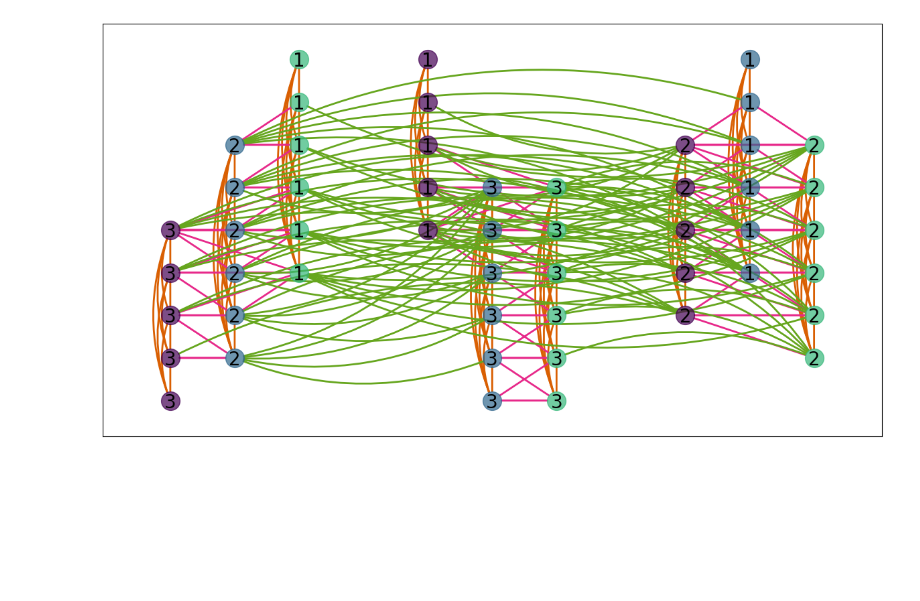
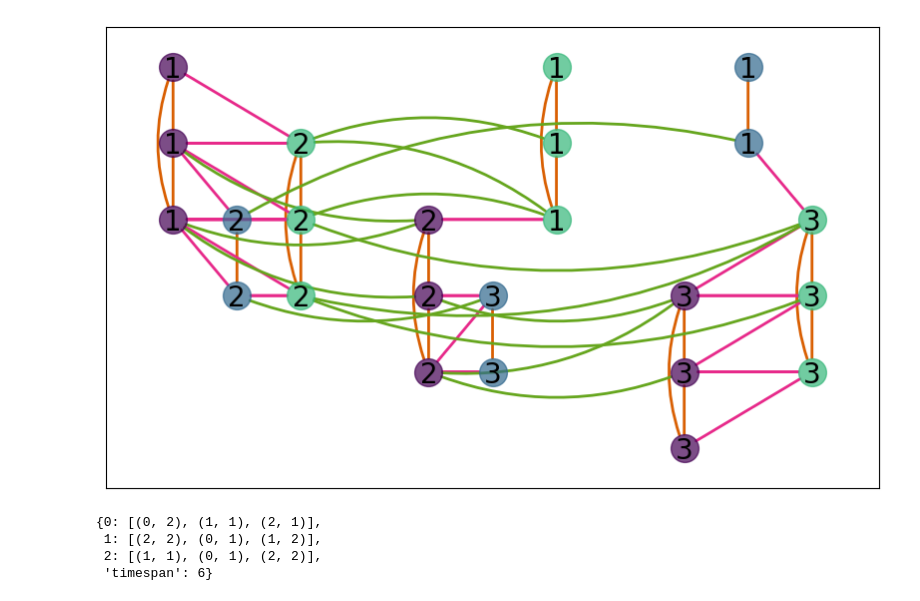
Before and after one commit to AndreaDiTrani/Quantum-Optimization-internship, a Jupyter notebook: graph.ipynb, the cells around one changed output. Cells and saved outputs as stored; diff of their text form; code cells hidden in the pictures; blank space fills up the shorter version.

Commit message:
Changes to be committed: 	modified:   graph.ipynb complete simple pruning

```diff
--- a/graph.ipynb
+++ b/graph.ipynb
@@ -131,7 +116,7 @@ def oo_edges(instance):
             m = task[0]
             p = task[1]
             for t in range(timespan):
-                t_max = t + p
+                t_max = min(t + p, timespan)
                 for t_p in range(t_max):
                     task_p = instance[job][i+1]
                     m_p = task_p[0]
@@ -316,3 +335,27 @@ def simple_pruning(instance, graph, pos_dict, task_groups, edge_groups):
 edge_groups = [soo_curved, soo_straight, otm_straight, oo_straight]
 
 graph2, ext_instance, pos_dict2, task_groups2, edge_groups2 = simple_pruning(instance, graph, pos_dict, task_groups, edge_groups)
+# %%
+plt.figure(figsize=(15,8))
+cmap_nodes = matplotlib.colormaps.get_cmap('viridis')
+cmap_edges = matplotlib.colormaps.get_cmap('Dark2')
+linewidth = 2
+node_size = 400
+node_alpha = 0.7
+edge_alpha = 0.5
+
+
+for job in task_groups:
+    for i,task in enumerate(task_groups[job]):
+        nx.draw_networkx_nodes(graph, pos_dict, node_size=node_size, nodelist=task, node_color=cmap_nodes(job/len(task_groups)), alpha=node_alpha)
+
+        labels = dict(zip(task, [str(i+1) for j in range(len(task))]))
+        nx.draw_networkx_labels(graph, pos_dict, labels, font_size=20, verticalalignment='center_baseline')
+
+nx.draw_networkx_edges(graph, pos_dict, node_size=node_size, edgelist=soo_curved, arrows=True, connectionstyle="arc3,rad=0.2", width=linewidth, alpha=edge_alpha, edge_color=cmap_edges(0.2))
+nx.draw_networkx_edges(graph, pos_dict, node_size=node_size, edgelist=soo_straight, arrows=True, connectionstyle="arc3", width=linewidth, alpha=edge_alpha, edge_color=cmap_edges(0.2))
+nx.draw_networkx_edges(graph, pos_dict, node_size=node_size, edgelist=otm_straight, arrows=True, connectionstyle="arc3", width=linewidth, alpha=edge_alpha, edge_color=cmap_edges(0.4))
+nx.draw_networkx_edges(graph, pos_dict, node_size=node_size, edgelist=oo_straight, arrows=True, connectionstyle="arc3,rad=0.2", width=linewidth, alpha=edge_alpha, edge_color=cmap_edges(0.6))
+
+
+plt.show()
@@ -319,26 +364,33 @@ graph2, ext_instance, pos_dict2, task_groups2, edge_groups2 = simple_pruning(ins
 # %%
-plt.figure(figsize=(15,8))
+plt.figure(figsize=(10,6))
 cmap_nodes = matplotlib.colormaps.get_cmap('viridis')
 cmap_edges = matplotlib.colormaps.get_cmap('Dark2')
 linewidth = 2
 node_size = 400
 node_alpha = 0.7
 edge_alpha = 1
 
 
 for job in task_groups2:
     for i,task in enumerate(task_groups2[job]):
         nx.draw_networkx_nodes(graph2, pos_dict2, node_size=node_size, nodelist=task, node_color=cmap_nodes(job/len(task_groups)), alpha=node_alpha)
 
         labels = dict(zip(task, [str(i+1) for j in range(len(task))]))
         nx.draw_networkx_labels(graph, pos_dict2, labels, font_size=20, verticalalignment='center_baseline')
 
 nx.draw_networkx_edges(graph2, pos_dict2, node_size=node_size, edgelist=edge_groups2[0], arrows=True, connectionstyle="arc3,rad=0.2", width=linewidth, alpha=edge_alpha, edge_color=cmap_edges(0.2))
 nx.draw_networkx_edges(graph2, pos_dict2, node_size=node_size, edgelist=edge_groups2[1], arrows=True, connectionstyle="arc3", width=linewidth, alpha=edge_alpha, edge_color=cmap_edges(0.2))
 nx.draw_networkx_edges(graph2, pos_dict2, node_size=node_size, edgelist=edge_groups2[2], arrows=True, connectionstyle="arc3", width=linewidth, alpha=edge_alpha, edge_color=cmap_edges(0.4))
 nx.draw_networkx_edges(graph2, pos_dict2, node_size=node_size, edgelist=edge_groups2[3], arrows=True, connectionstyle="arc3,rad=0.2", width=linewidth, alpha=edge_alpha, edge_color=cmap_edges(0.6))
 
 
 plt.show()
 # %% [output]
-[figure, old version]
+[figure, new version]
+# %%
+instance
+# %% [output]
+{0: [(0, 2), (1, 1), (2, 1)],
+ 1: [(2, 2), (0, 1), (1, 2)],
+ 2: [(1, 1), (0, 1), (2, 2)],
+ 'timespan': 6}
```
Also changed, not shown: parts of 10 cells of this notebook.
